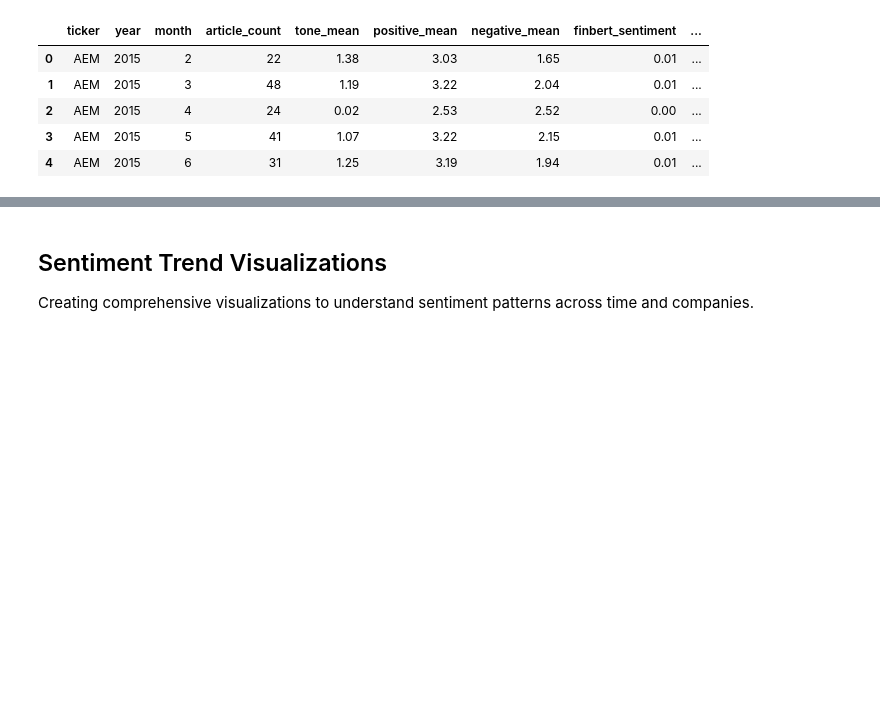
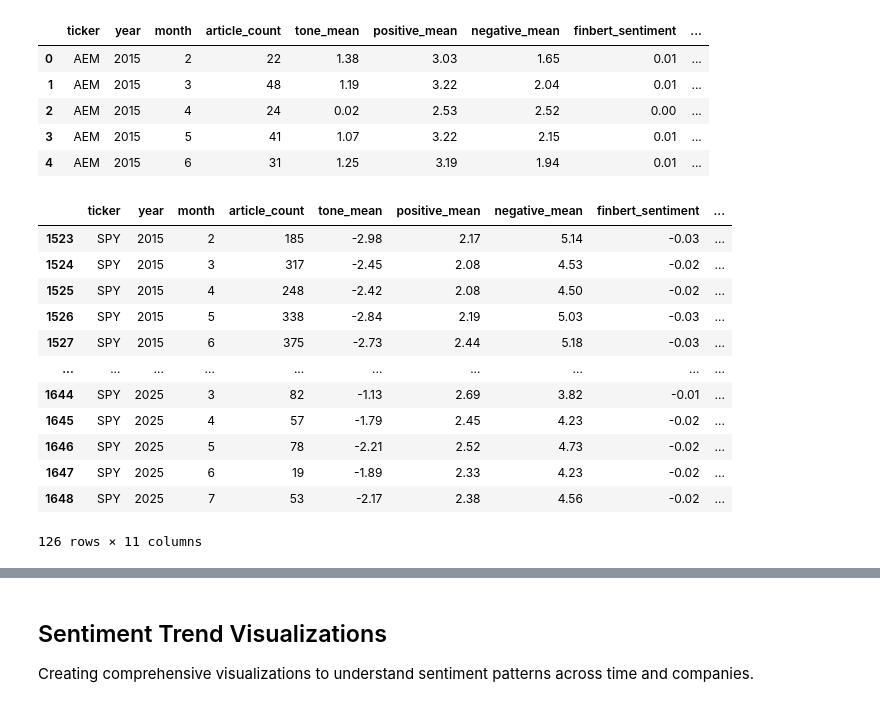
Before and after one commit to natalia-marko/reinforcement-learning-in-finance, a Jupyter notebook: harlf_last_version/news_scraper/v2tone_precomputed_analysis.ipynb, the cells around one changed output, grey strips where cells are left out. Drawn from its saved outputs; the diff is of its cells as text; code cells hidden in the pictures; blank space fills up the shorter version.

```diff
--- a/harlf_last_version/news_scraper/v2tone_precomputed_analysis.ipynb
+++ b/harlf_last_version/news_scraper/v2tone_precomputed_analysis.ipynb
@@ -48,6 +48,22 @@ portfolio_tickers_sentiment.head()
 | 2 | AEM | 2015 | 4 | 24 | 0.02 | 2.53 | 2.52 | 0.00 | ... |
 | 3 | AEM | 2015 | 5 | 41 | 1.07 | 3.22 | 2.15 | 0.01 | ... |
 | 4 | AEM | 2015 | 6 | 31 | 1.25 | 3.19 | 1.94 | 0.01 | ... |
+# %%
+portfolio_tickers_sentiment[portfolio_tickers_sentiment['ticker'] == 'SPY']
+# %% [output]
+|  | ticker | year | month | article_count | tone_mean | positive_mean | negative_mean | finbert_sentiment | ... |
+| 1523 | SPY | 2015 | 2 | 185 | -2.98 | 2.17 | 5.14 | -0.03 | ... |
+| 1524 | SPY | 2015 | 3 | 317 | -2.45 | 2.08 | 4.53 | -0.02 | ... |
+| 1525 | SPY | 2015 | 4 | 248 | -2.42 | 2.08 | 4.50 | -0.02 | ... |
+| 1526 | SPY | 2015 | 5 | 338 | -2.84 | 2.19 | 5.03 | -0.03 | ... |
+| 1527 | SPY | 2015 | 6 | 375 | -2.73 | 2.44 | 5.18 | -0.03 | ... |
+| ... | ... | ... | ... | ... | ... | ... | ... | ... | ... |
+| 1644 | SPY | 2025 | 3 | 82 | -1.13 | 2.69 | 3.82 | -0.01 | ... |
+| 1645 | SPY | 2025 | 4 | 57 | -1.79 | 2.45 | 4.23 | -0.02 | ... |
+| 1646 | SPY | 2025 | 5 | 78 | -2.21 | 2.52 | 4.73 | -0.02 | ... |
+| 1647 | SPY | 2025 | 6 | 19 | -1.89 | 2.33 | 4.23 | -0.02 | ... |
+| 1648 | SPY | 2025 | 7 | 53 | -2.17 | 2.38 | 4.56 | -0.02 | ... |
+126 rows × 11 columns
 # %%
 # Create a proper year_month column for accurate date handling
 portfolio_tickers_sentiment['year_month'] = portfolio_tickers_sentiment['year'].astype(str) + '-' + portfolio_tickers_sentiment['month'].astype(str).str.zfill(2)
```
Also changed, not shown: parts of 3 cells of this notebook, 9 other files.
